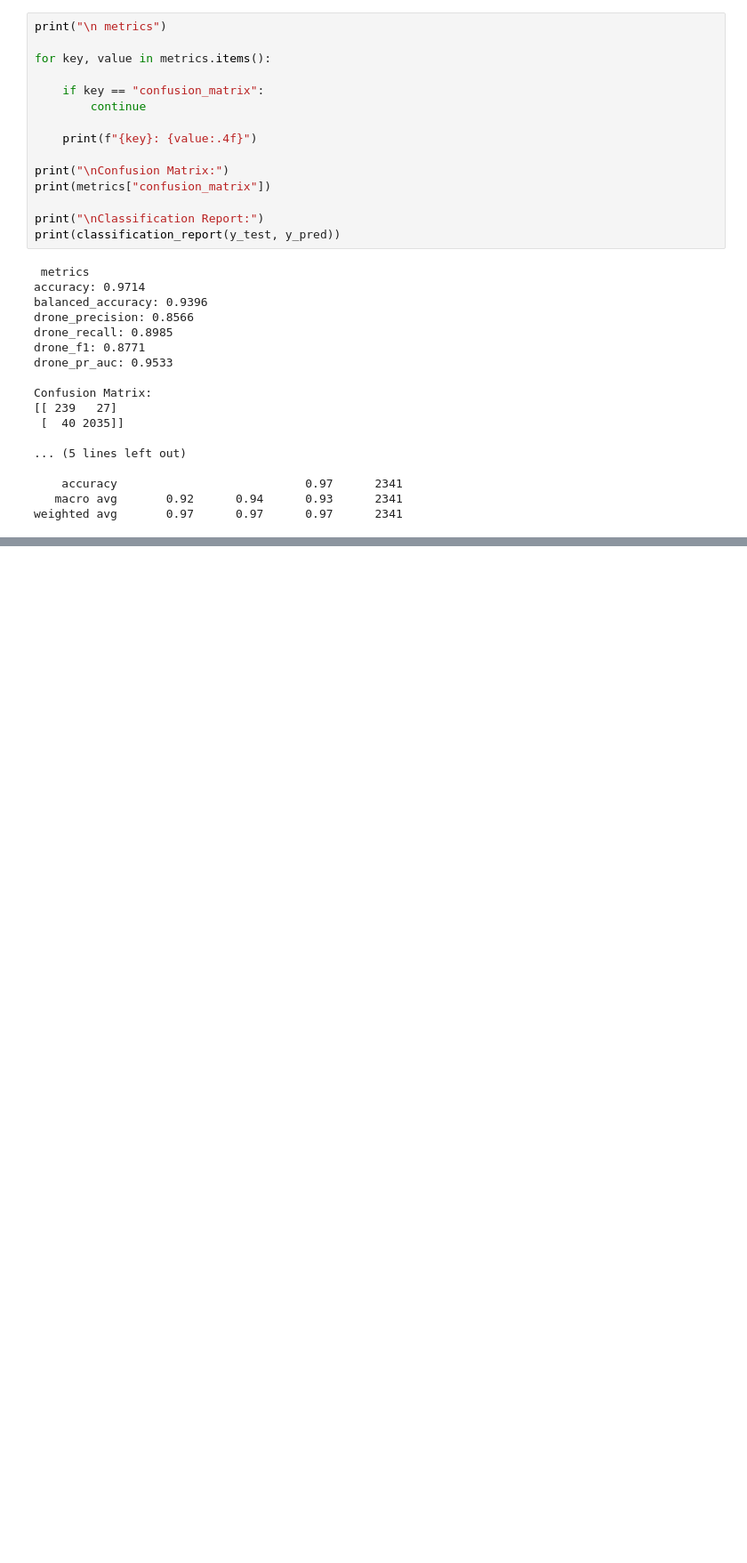
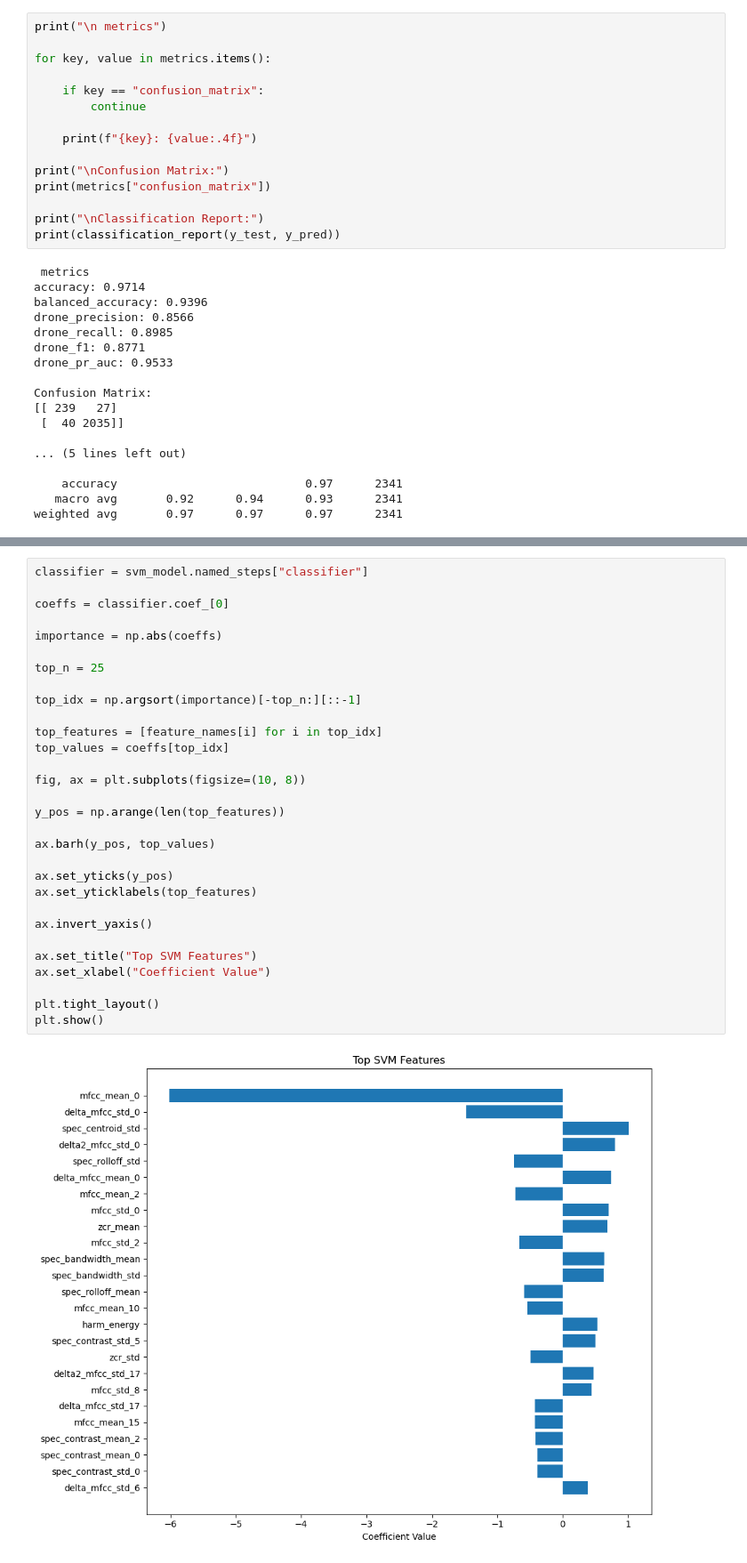
Before and after one commit to mxadams/CSCI575-project, a Jupyter notebook: logRerg2.ipynb, the cells around one changed output, grey strips where cells are left out. Shown at 89% size. Drawn from its saved outputs; the diff is of its cells as text; blank space fills up the shorter version.

```diff
--- a/logRerg2.ipynb
+++ b/logRerg2.ipynb
@@ -794,0 +735,32 @@ plt.close()
+# %%
+classifier = svm_model.named_steps["classifier"]
+
+coeffs = classifier.coef_[0]
+
+importance = np.abs(coeffs)
+
+top_n = 25
+
+top_idx = np.argsort(importance)[-top_n:][::-1]
+
+top_features = [feature_names[i] for i in top_idx]
+top_values = coeffs[top_idx]
+
+fig, ax = plt.subplots(figsize=(10, 8))
+
+y_pos = np.arange(len(top_features))
+
+ax.barh(y_pos, top_values)
+
+ax.set_yticks(y_pos)
+ax.set_yticklabels(top_features)
+
+ax.invert_yaxis()
+
+ax.set_title("Top SVM Features")
+ax.set_xlabel("Coefficient Value")
+
+plt.tight_layout()
+plt.show()
+# %% [output]
+[figure, added]
```
Also changed, not shown: parts of 36 cells of this notebook.
